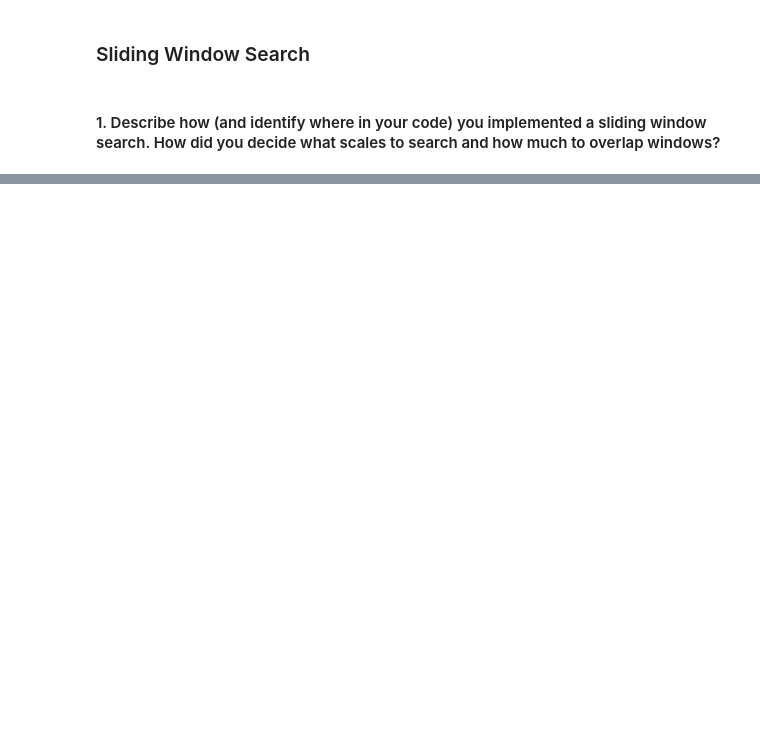
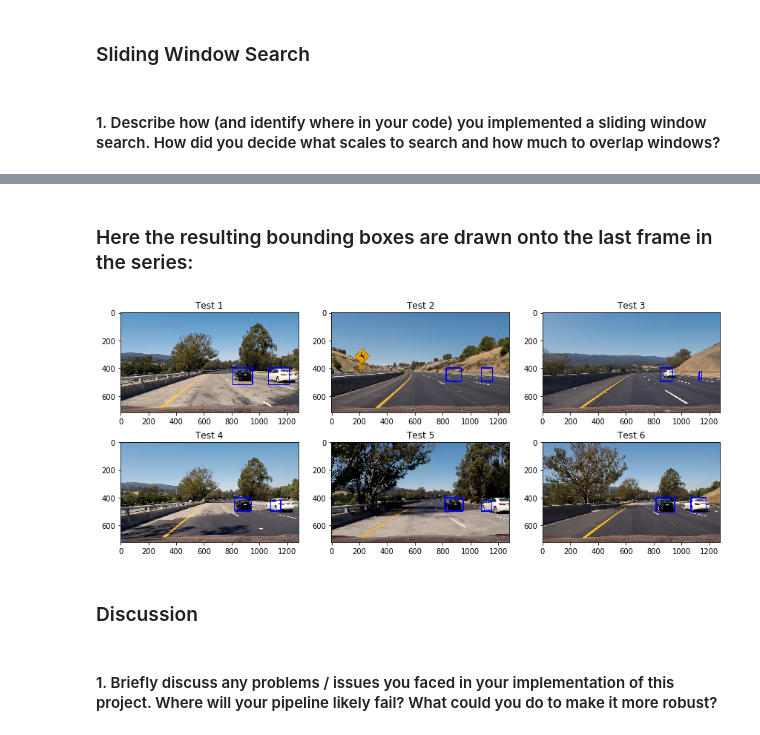
Before and after one commit to calsaviour/sdc, a Jupyter notebook: TermOne/CarND-Vehicle-Detection/submission/writeup.ipynb, the cells around one changed output, grey strips where cells are left out. Cells and saved outputs as stored; diff of their text form; code cells hidden in the pictures; blank space fills up the shorter version.

```diff
--- a/TermOne/CarND-Vehicle-Detection/submission/writeup.ipynb
+++ b/TermOne/CarND-Vehicle-Detection/submission/writeup.ipynb
@@ -291,0 +576,33 @@ I decided to search random window positions at random scales all over the image
+# %% [markdown]
+### Here the resulting bounding boxes are drawn onto the last frame in the series:
+# %%
+fig = plt.figure(figsize=(12,5))
+plt.subplot(231)
+plt.imshow(r_out_img1)
+plt.title('Test 1')
+plt.subplot(232)
+plt.imshow(r_out_img2)
+plt.title('Test 2')
+plt.subplot(233)
+plt.imshow(r_out_img3)
+plt.title('Test 3')
+
+plt.subplot(234)
+plt.imshow(r_out_img4)
+plt.title('Test 4')
+
+plt.subplot(235)
+plt.imshow(r_out_img5)
+plt.title('Test 5')
+
+plt.subplot(236)
+plt.imshow(r_out_img6)
+plt.title('Test 6')
+
+fig.tight_layout()
+# %% [output]
+[figure, added]
+# %% [markdown]
+### Discussion
+# %% [markdown]
+#### 1. Briefly discuss any problems / issues you faced in your implementation of this project.  Where will your pipeline likely fail?  What could you do to make it more robust?
```
Also changed, not shown: parts of 40 cells of this notebook, 6 other files.
